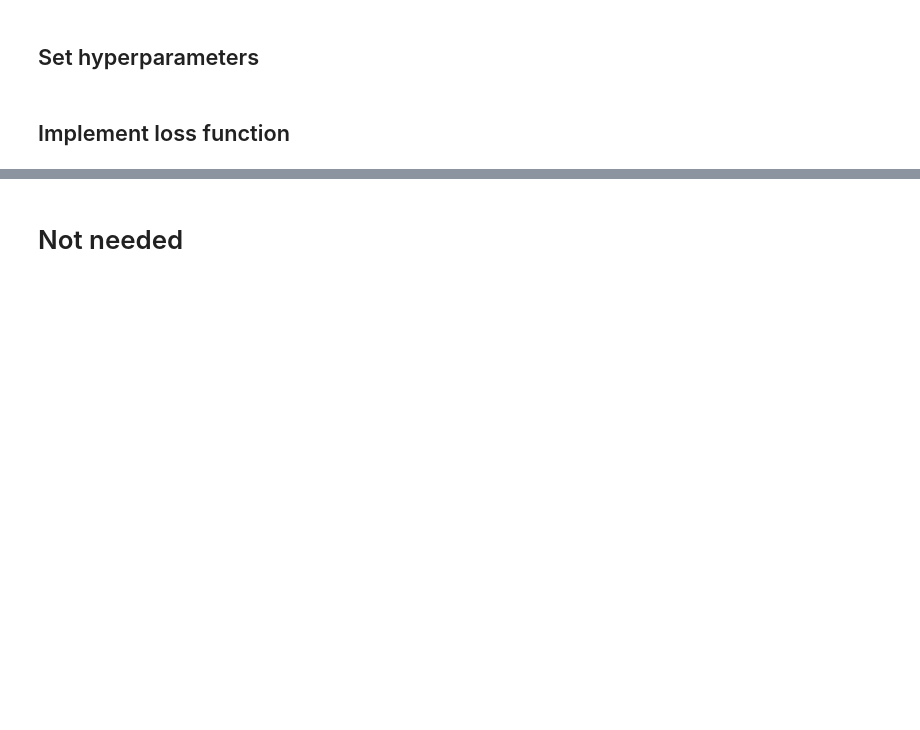
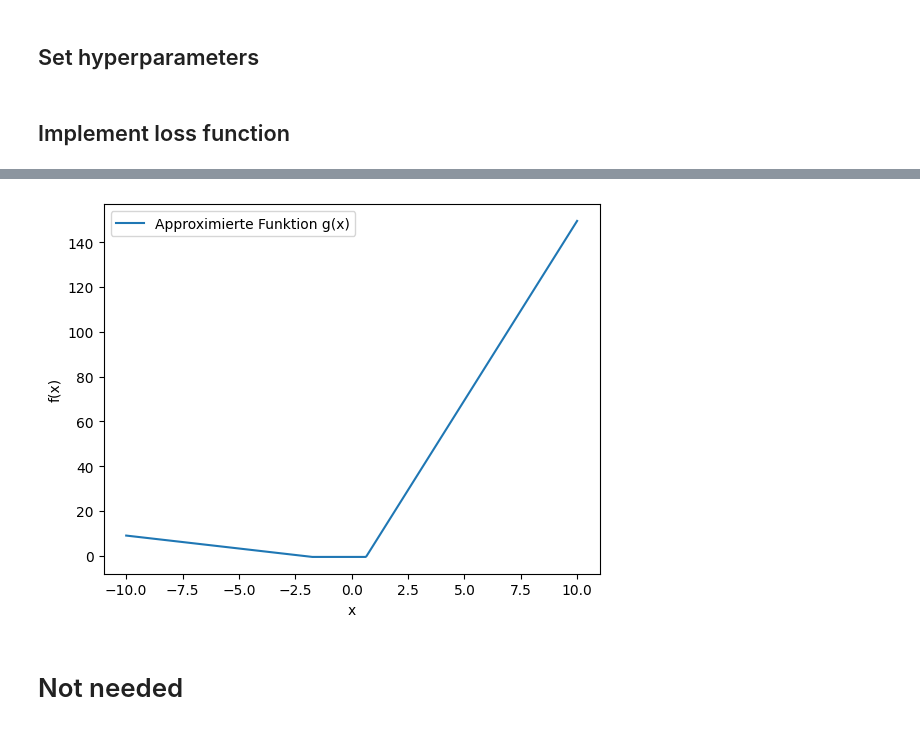
Before and after one commit to Caspar030/OptimalTransportSchmidt, a Jupyter notebook: NeuralNetwork.ipynb, the cells around one changed output, grey strips where cells are left out. Drawn from its saved outputs; the diff is of its cells as text; code cells hidden in the pictures; blank space fills up the shorter version.

```diff
--- a/NeuralNetwork.ipynb
+++ b/NeuralNetwork.ipynb
@@ -11,11 +11,3 @@ from tensorflow.keras.optimizers import SGD
 from scipy.integrate import quad, nquad
 # %% [markdown]
 ## Set hyperparameters
-# %%
-dim = 1
-
-input_dim = dim
-hidden_dim = 4 * input_dim
-output_dim = 1
-
-activation_func = "relu"
@@ -23,0 +70,21 @@ activation_func = "relu"
+# %%
+g_model = create_model(dim)
+h_models = [create_model(1) for _ in range(dim)]
+
+# g_model.compile(optimizer=opt, loss=CustomLoss())
+# for model in h_models:
+#     model.compile(optimizer=opt, loss=CustomLoss())
+
+class CombinedModel(tf.keras.Model):
+    def __init__(self, g_model, h_models):
+        super(CombinedModel, self).__init__()
+        self.g_model = g_model
+        self.h_models = h_models
+
+    def call(self, inputs):
+        g_output = self.g_model(inputs)
+        h_outputs = [h_model(inputs[:, i:i+1]) for i, h_model in enumerate(self.h_models)]
+        return g_output, h_outputs
+
+combined_model = CombinedModel(g_model, h_models)
+combined_model.compile(optimizer='adam', loss=CustomLoss())
@@ -97,4 +120,4 @@ n_samples = 10 ** 4
 x_samples = sample_mu(n_samples, dim).numpy()
 x_true_irrelevant = np.zeros_like(x_samples)
 
-model.fit(x_samples, x_true_irrelevant, epochs=5, batch_size=32)
+combined_model.fit(x_samples, x_true_irrelevant, epochs=5, batch_size=32)
@@ -101,12 +136,16 @@ model.fit(x_samples, x_true_irrelevant, epochs=5, batch_size=32)
 # %%
-x_test = tf.linspace(-10, 10, 500)
-x_test = tf.reshape(x_test, (-1, 1))
-y_test = model.predict(x_test)
+# Testdaten erstellen
+x_test = tf.linspace(-10.0, 10.0, 500)
+x_test = tf.reshape(x_test, (-1, dim))
 
-print(x_test, y_test)
+# Vorhersagen mit dem kombinierten Modell
+g_predictions, h_predictions = combined_model.predict(x_test)
 
-plt.plot(x_test, y_test, label='Approximierte Funktion')
+# Für die Visualisierung nur g_predictions verwenden
+plt.plot(x_test[:, 0], g_predictions, label='Approximierte Funktion g(x)')
+
 plt.xlabel('x')
 plt.ylabel('f(x)')
 plt.legend()
 plt.show()
+# %% [output]
@@ -113,3 +153,4 @@ plt.show()
+[figure, added]
 # %% [markdown]
 # Not needed
 # %%
```
Also changed, not shown: parts of 12 cells of this notebook.
